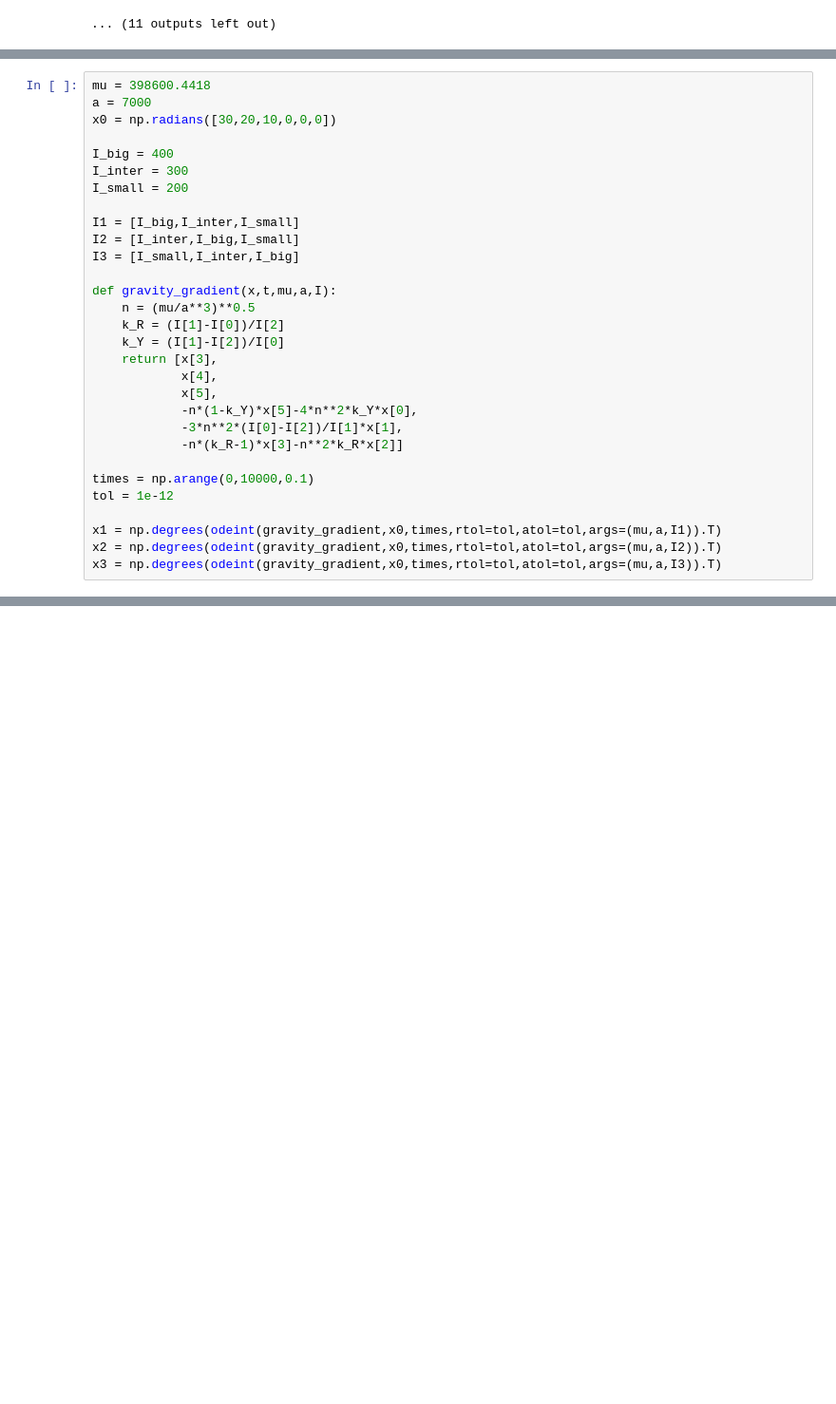
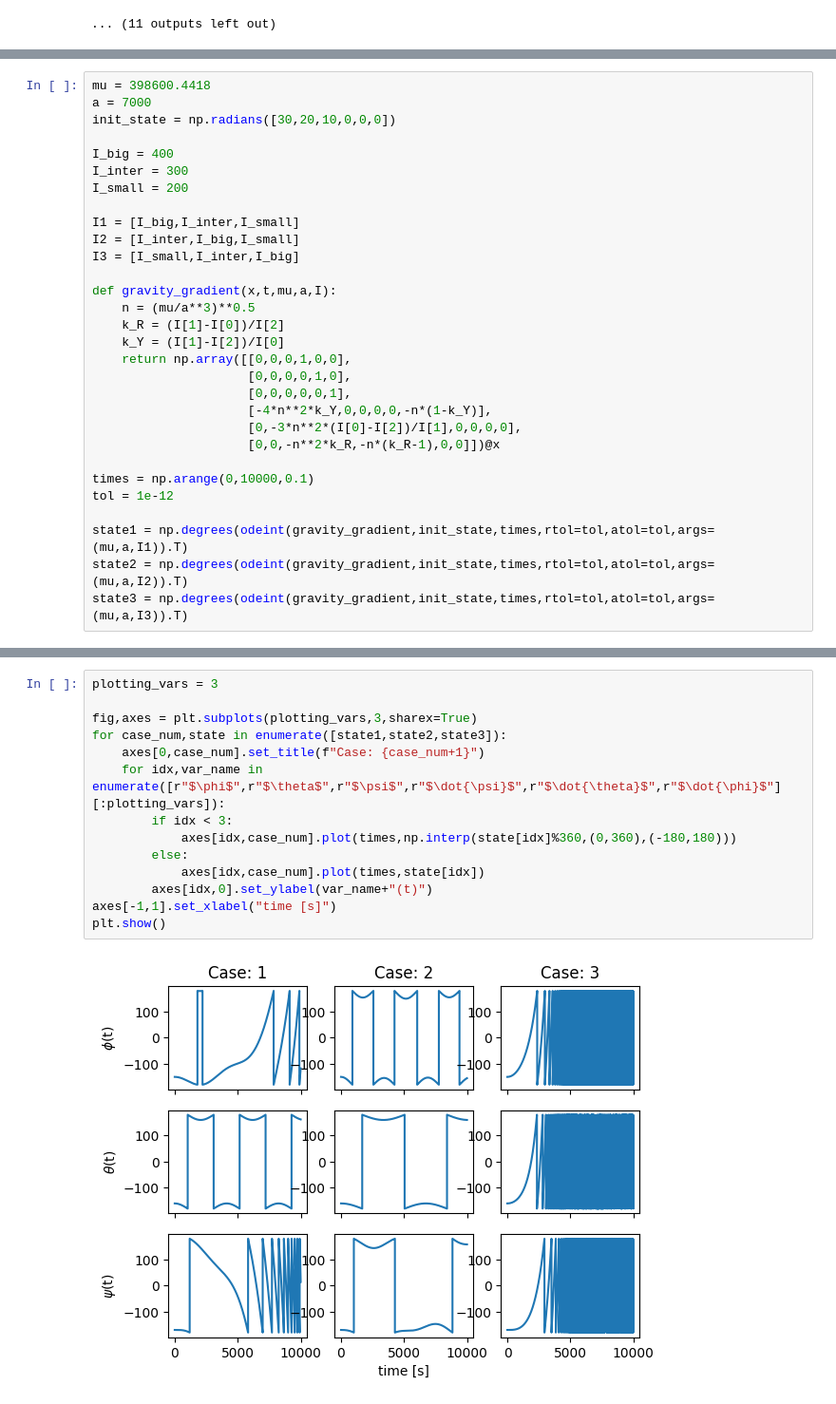
Before and after one commit to jjermstad24/Fall_2024_Classes, a Jupyter notebook: AERO_424/Homework_4.ipynb, the cells around one changed output, grey strips where cells are left out. Shown: that part at 95% size. Drawn from its saved outputs; the diff is of its cells as text; blank space fills up the shorter version.

```diff
--- a/AERO_424/Homework_4.ipynb
+++ b/AERO_424/Homework_4.ipynb
@@ -316,7 +404,7 @@ $$
 # %%
 mu = 398600.4418
 a = 7000
-x0 = np.radians([30,20,10,0,0,0])
+init_state = np.radians([30,20,10,0,0,0])
 
 I_big = 400
 I_inter = 300
@@ -330,16 +418,16 @@ def gravity_gradient(x,t,mu,a,I):
     n = (mu/a**3)**0.5
     k_R = (I[1]-I[0])/I[2]
     k_Y = (I[1]-I[2])/I[0]
-    return [x[3],
-            x[4],
-            x[5],
-            -n*(1-k_Y)*x[5]-4*n**2*k_Y*x[0],
-            -3*n**2*(I[0]-I[2])/I[1]*x[1],
-            -n*(k_R-1)*x[3]-n**2*k_R*x[2]]
+    return np.array([[0,0,0,1,0,0],
+                     [0,0,0,0,1,0],
+                     [0,0,0,0,0,1],
+                     [-4*n**2*k_Y,0,0,0,0,-n*(1-k_Y)],
+                     [0,-3*n**2*(I[0]-I[2])/I[1],0,0,0,0],
+                     [0,0,-n**2*k_R,-n*(k_R-1),0,0]])@x
 
 times = np.arange(0,10000,0.1)
 tol = 1e-12
 
-x1 = np.degrees(odeint(gravity_gradient,x0,times,rtol=tol,atol=tol,args=(mu,a,I1)).T)
-x2 = np.degrees(odeint(gravity_gradient,x0,times,rtol=tol,atol=tol,args=(mu,a,I2)).T)
-x3 = np.degrees(odeint(gravity_gradient,x0,times,rtol=tol,atol=tol,args=(mu,a,I3)).T)
+state1 = np.degrees(odeint(gravity_gradient,init_state,times,rtol=tol,atol=tol,args=(mu,a,I1)).T)
+state2 = np.degrees(odeint(gravity_gradient,init_state,times,rtol=tol,atol=tol,args=(mu,a,I2)).T)
+state3 = np.degrees(odeint(gravity_gradient,init_state,times,rtol=tol,atol=tol,args=(mu,a,I3)).T)
@@ -365,0 +438,16 @@ plt.show()
+# %%
+plotting_vars = 3
+
+fig,axes = plt.subplots(plotting_vars,3,sharex=True)
+for case_num,state in enumerate([state1,state2,state3]):
+    axes[0,case_num].set_title(f"Case: {case_num+1}")
+    for idx,var_name in enumerate([r"$\phi$",r"$\theta$",r"$\psi$",r"$\dot{\psi}$",r"$\dot{\theta}$",r"$\dot{\phi}$"][:plotting_vars]):
+        if idx < 3:
+            axes[idx,case_num].plot(times,np.interp(state[idx]%360,(0,360),(-180,180)))
+        else:
+            axes[idx,case_num].plot(times,state[idx])
+        axes[idx,0].set_ylabel(var_name+"(t)")
+axes[-1,1].set_xlabel("time [s]")
+plt.show()
+# %% [output]
+[figure, added]
```
Also changed, not shown: parts of 8 cells of this notebook.
